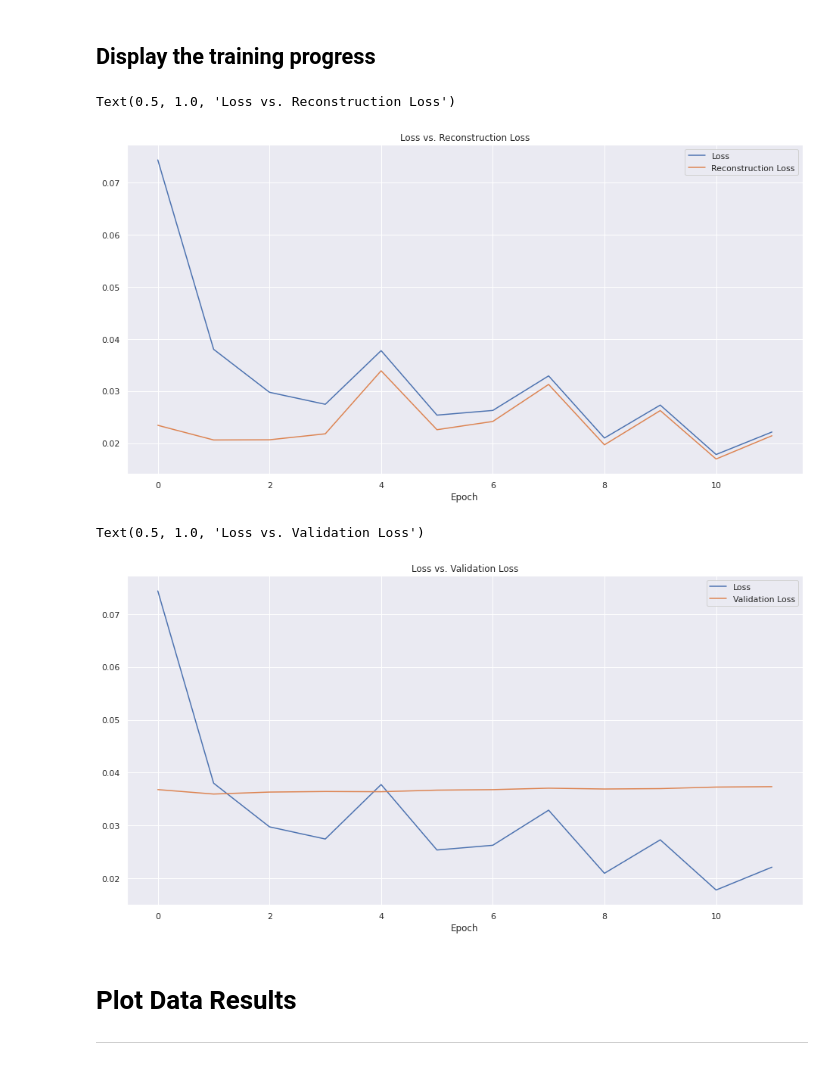
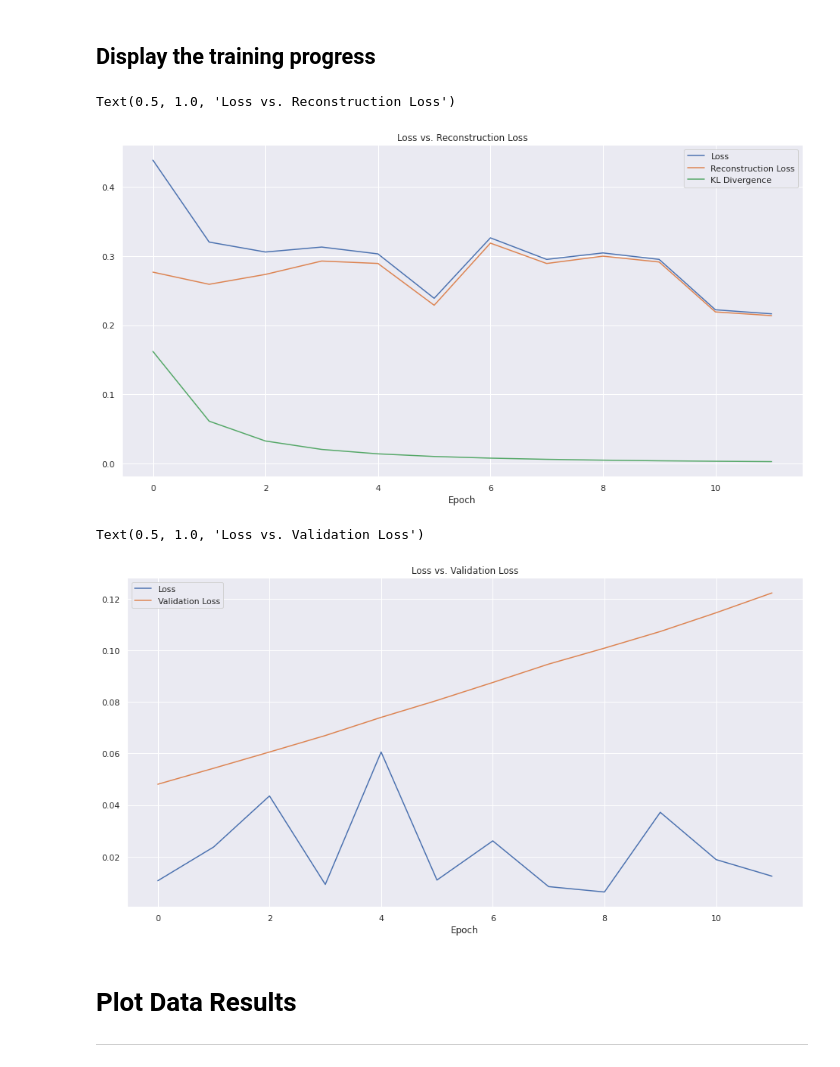
Before and after one commit to nina-prog/sem-data-analysis-VAE, a Jupyter notebook: VAE_v2.0.ipynb, the cells around one changed output. Drawn from its saved outputs; the diff is of its cells as text; code cells hidden in the pictures.

```diff
--- a/VAE_v2.0.ipynb
+++ b/VAE_v2.0.ipynb
@@ -133,16 +118,16 @@ def create_encoder(encoding_dim=140, intermediate_dim=140, latent_dim=5, activat
     encoded = Dense(latent_dim, activation=activation, name='Encode_2', kernel_regularizer=l2(regulazier_rate), bias_regularizer=l2(regulazier_rate), activity_regularizer=l2(regulazier_rate))(encoded)
 
     z_mean = Dense(latent_dim, activation="softplus", name="z_mean")(encoded)
+    #z_mean = BatchNormalization()(z_mean)
+
     z_log_var = Dense(latent_dim, activation="softplus", name="z_log_var")(encoded)
+    #z_log_var = BatchNormalization()(z_log_var)
 
     z = Sampling(name='Sample_layer')([z_mean, z_log_var])
 
     ### Instantiate encoder
     encoder = keras.Model(encoder_inputs, [z_mean, z_log_var, z], name="encoder")
 
-    ### Configure encoder for training
-    encoder.compile(optimizer='adam', loss='mean_squared_error') # necessary? because we define train step in vae model
-
     return encoder
 # %%
 ### Check if encoder works
@@ -165,9 +150,6 @@ def create_decoder(encoding_dim=140, intermediate_dim=140, latent_dim=5, activat
     ### Instantiate decoder
     decoder = keras.Model(latent_inputs, decoder_outputs, name="decoder")
 
-    ### Configure encoder for training
-    decoder.compile(optimizer='adam', loss='mean_squared_error') # necessary? because we define train step in vae model
-
     return decoder
 # %%
 ### Check if decoder works
@@ -194,8 +176,8 @@ class VAE(keras.Model):
             reconstruction = self.decoder(z)
             # reconstruction_loss = distance between Input and Output
             reconstruction_loss = tf.reduce_mean(
-                #Alternative: keras.losses.binary_crossentropy(data, reconstruction)
-                keras.losses.mean_squared_error(data, reconstruction)
+                keras.losses.binary_crossentropy(data, reconstruction)
+                # Alternative: keras.losses.mean_squared_error(data, reconstruction)
             )
             # kl_loss = distance between distributions and thus ensures the regular laten space
             kl_loss = 1 + z_log_var - tf.square(z_mean) - tf.exp(z_log_var)
@@ -233,7 +215,7 @@ Build VAE connecting Encoder and Decoder
 ### Function to create model, required for KerasClassifier
 # while accepting the hyperparameters we want to tune
 # we also pass some default values such as optimizer='SGD'
-def create_model(name, activation='tanh', intermediate_dim=140, dropout_rate=0.2, regulazier_rate=0.001, optimizer='Adam', learn_rate=0.001):
+def create_model(name, activation='tanh', intermediate_dim=140, dropout_rate=0.2, regulazier_rate=0.001, optimizer='adam', learn_rate=0.001):
     # create encoder
     encoder = create_encoder(activation=activation, intermediate_dim=intermediate_dim, dropout_rate=dropout_rate, regulazier_rate=regulazier_rate)
     # create decoder
@@ -241,7 +223,7 @@ def create_model(name, activation='tanh', intermediate_dim=140, dropout_rate=0.2
     # create vae
     model = VAE(encoder, decoder, name=name)
     # compile model
-    if optimizer == 'Adam':
+    if optimizer == 'adam':
       opt = Adam(lr=learn_rate)
     else:
       opt = SGD(lr=learn_rate)
@@ -351,16 +335,19 @@ print("Shape of z_values: {}".format(z_values.shape))
 # %% [markdown]
 ## Display the training progress
 # %%
-### Loss vs Reconstruction_loss
+### Loss vs Reconstruction_loss vs KL Divergence
 plt.figure(figsize=(16,8))
 plt.plot(history.history['loss'])
 plt.plot(history.history['reconstruction_loss'])
-plt.legend(["Loss", "Reconstruction Loss"])
+plt.plot(history.history['kl_loss'])
+plt.legend(["Loss", "Reconstruction Loss", "KL Divergence"])
 plt.xlabel("Epoch")
-plt.title("Loss vs. Reconstruction Loss")
+plt.title("Loss vs. Reconstruction Loss vs. KL Divergence")
+
+# plot kl divergence
 # %% [output]
 Text(0.5, 1.0, 'Loss vs. Reconstruction Loss')
-[figure, old version]
+[figure, new version]
 # %%
 ### Train loss vs val loss
 #Returns the loss value & metrics values for the model in test mode
@@ -373,7 +360,7 @@ plt.xlabel("Epoch")
 plt.title("Loss vs. Validation Loss")
 # %% [output]
 Text(0.5, 1.0, 'Loss vs. Validation Loss')
-[figure, old version]
+[figure, new version]
 # %%
 #########################################################To-Do
 ### Latent space
```
Also changed, not shown: parts of 10 cells of this notebook.
